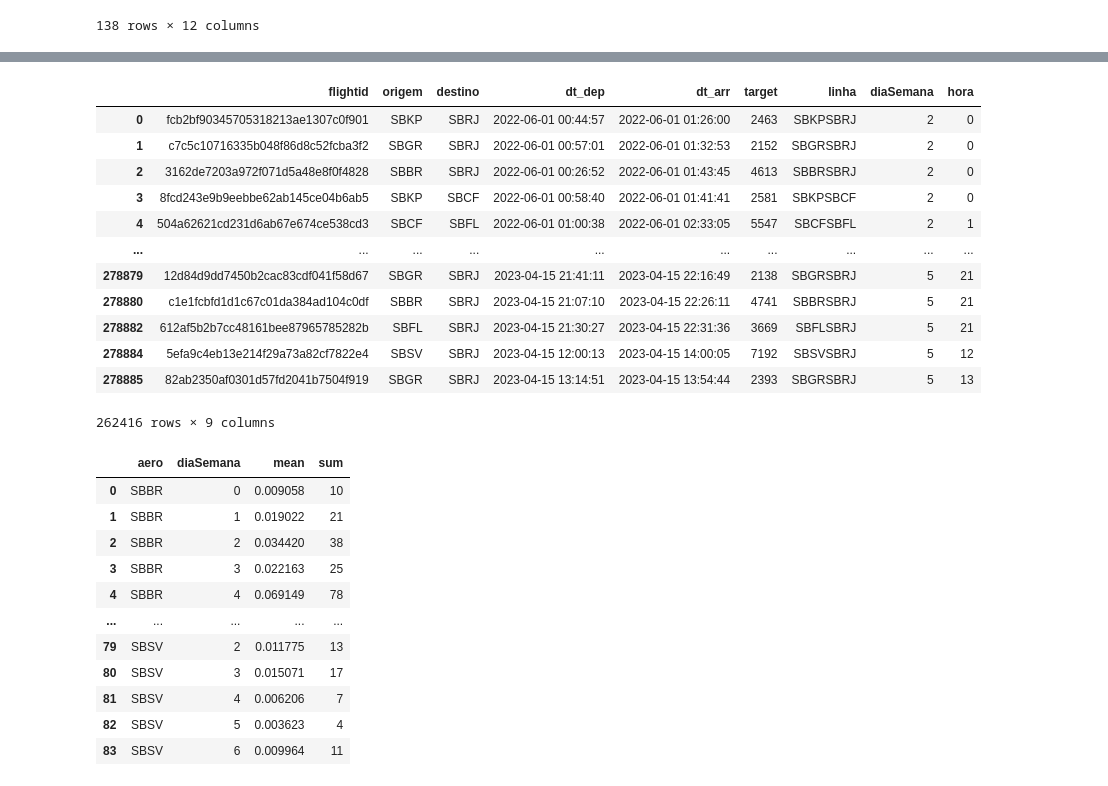
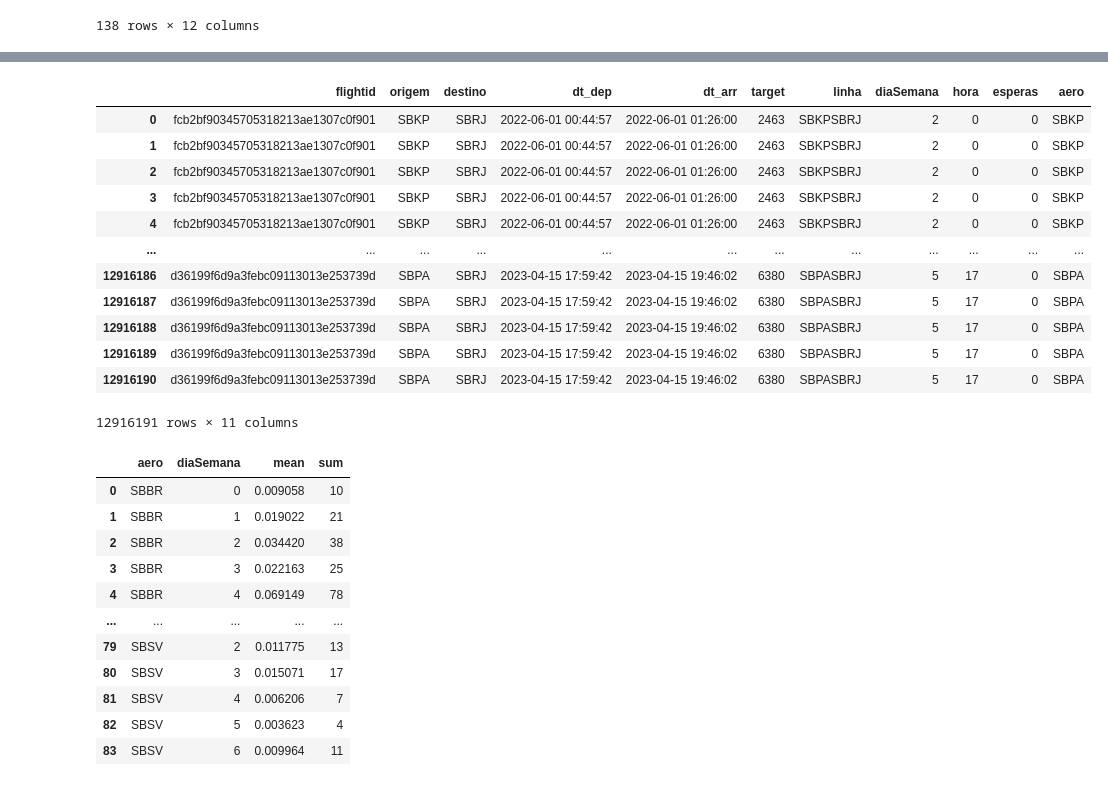
Before and after one commit to vilelabruno/latamChalenge, a Jupyter notebook: dataPrep.ipynb, the cells around one changed output, grey strips where cells are left out. Saved outputs shown, nothing was run; the diff lists cells and outputs as text; code cells hidden in the pictures.

Commit message:
faltando tratamento metar

```diff
--- a/dataPrep.ipynb
+++ b/dataPrep.ipynb
@@ -189,19 +251,21 @@ bimtra["hora"] = bimtra["dt_dep"].dt.hour
-# %%
-bimtra
-# %% [output]
-|  | flightid | origem | destino | dt_dep | dt_arr | target | linha | diaSemana | hora |
-| 0 | fcb2bf90345705318213ae1307c0f901 | SBKP | SBRJ | 2022-06-01 00:44:57 | 2022-06-01 01:26:00 | 2463 | SBKPSBRJ | 2 | 0 |
-| 1 | c7c5c10716335b048f86d8c52fcba3f2 | SBGR | SBRJ | 2022-06-01 00:57:01 | 2022-06-01 01:32:53 | 2152 | SBGRSBRJ | 2 | 0 |
-| 2 | 3162de7203a972f071d5a48e8f0f4828 | SBBR | SBRJ | 2022-06-01 00:26:52 | 2022-06-01 01:43:45 | 4613 | SBBRSBRJ | 2 | 0 |
-| 3 | 8fcd243e9b9eebbe62ab145ce04b6ab5 | SBKP | SBCF | 2022-06-01 00:58:40 | 2022-06-01 01:41:41 | 2581 | SBKPSBCF | 2 | 0 |
-| 4 | 504a62621cd231d6ab67e674ce538cd3 | SBCF | SBFL | 2022-06-01 01:00:38 | 2022-06-01 02:33:05 | 5547 | SBCFSBFL | 2 | 1 |
-| ... | ... | ... | ... | ... | ... | ... | ... | ... | ... |
-| 278879 | 12d84d9dd7450b2cac83cdf041f58d67 | SBGR | SBRJ | 2023-04-15 21:41:11 | 2023-04-15 22:16:49 | 2138 | SBGRSBRJ | 5 | 21 |
-| 278880 | c1e1fcbfd1d1c67c01da384ad104c0df | SBBR | SBRJ | 2023-04-15 21:07:10 | 2023-04-15 22:26:11 | 4741 | SBBRSBRJ | 5 | 21 |
-| 278882 | 612af5b2b7cc48161bee87965785282b | SBFL | SBRJ | 2023-04-15 21:30:27 | 2023-04-15 22:31:36 | 3669 | SBFLSBRJ | 5 | 21 |
-| 278884 | 5efa9c4eb13e214f29a73a82cf7822e4 | SBSV | SBRJ | 2023-04-15 12:00:13 | 2023-04-15 14:00:05 | 7192 | SBSVSBRJ | 5 | 12 |
-| 278885 | 82ab2350af0301d57fd2041b7504f919 | SBGR | SBRJ | 2023-04-15 13:14:51 | 2023-04-15 13:54:44 | 2393 | SBGRSBRJ | 5 | 13 |
-262416 rows × 9 columns
+# %%
+bimtra.merge(esperas, left_on=["origem", "hora", "diaSemana"], right_on=["aero", "hora", "diaSemana"], how="left")
+
+fazer o mesmo para metar
+# %% [output]
+|  | flightid | origem | destino | dt_dep | dt_arr | target | linha | diaSemana | hora | esperas | aero |
+| 0 | fcb2bf90345705318213ae1307c0f901 | SBKP | SBRJ | 2022-06-01 00:44:57 | 2022-06-01 01:26:00 | 2463 | SBKPSBRJ | 2 | 0 | 0 | SBKP |
+| 1 | fcb2bf90345705318213ae1307c0f901 | SBKP | SBRJ | 2022-06-01 00:44:57 | 2022-06-01 01:26:00 | 2463 | SBKPSBRJ | 2 | 0 | 0 | SBKP |
+| 2 | fcb2bf90345705318213ae1307c0f901 | SBKP | SBRJ | 2022-06-01 00:44:57 | 2022-06-01 01:26:00 | 2463 | SBKPSBRJ | 2 | 0 | 0 | SBKP |
+| 3 | fcb2bf90345705318213ae1307c0f901 | SBKP | SBRJ | 2022-06-01 00:44:57 | 2022-06-01 01:26:00 | 2463 | SBKPSBRJ | 2 | 0 | 0 | SBKP |
+| 4 | fcb2bf90345705318213ae1307c0f901 | SBKP | SBRJ | 2022-06-01 00:44:57 | 2022-06-01 01:26:00 | 2463 | SBKPSBRJ | 2 | 0 | 0 | SBKP |
+| ... | ... | ... | ... | ... | ... | ... | ... | ... | ... | ... | ... |
+| 12916186 | d36199f6d9a3febc09113013e253739d | SBPA | SBRJ | 2023-04-15 17:59:42 | 2023-04-15 19:46:02 | 6380 | SBPASBRJ | 5 | 17 | 0 | SBPA |
+| 12916187 | d36199f6d9a3febc09113013e253739d | SBPA | SBRJ | 2023-04-15 17:59:42 | 2023-04-15 19:46:02 | 6380 | SBPASBRJ | 5 | 17 | 0 | SBPA |
+| 12916188 | d36199f6d9a3febc09113013e253739d | SBPA | SBRJ | 2023-04-15 17:59:42 | 2023-04-15 19:46:02 | 6380 | SBPASBRJ | 5 | 17 | 0 | SBPA |
+| 12916189 | d36199f6d9a3febc09113013e253739d | SBPA | SBRJ | 2023-04-15 17:59:42 | 2023-04-15 19:46:02 | 6380 | SBPASBRJ | 5 | 17 | 0 | SBPA |
+| 12916190 | d36199f6d9a3febc09113013e253739d | SBPA | SBRJ | 2023-04-15 17:59:42 | 2023-04-15 19:46:02 | 6380 | SBPASBRJ | 5 | 17 | 0 | SBPA |
+12916191 rows × 11 columns
 # %%
 esperas_hora.columns = esperas_hora.columns.droplevel(0)
 # %%
```
Also changed, not shown: parts of 23 cells of this notebook, 1 other file.
